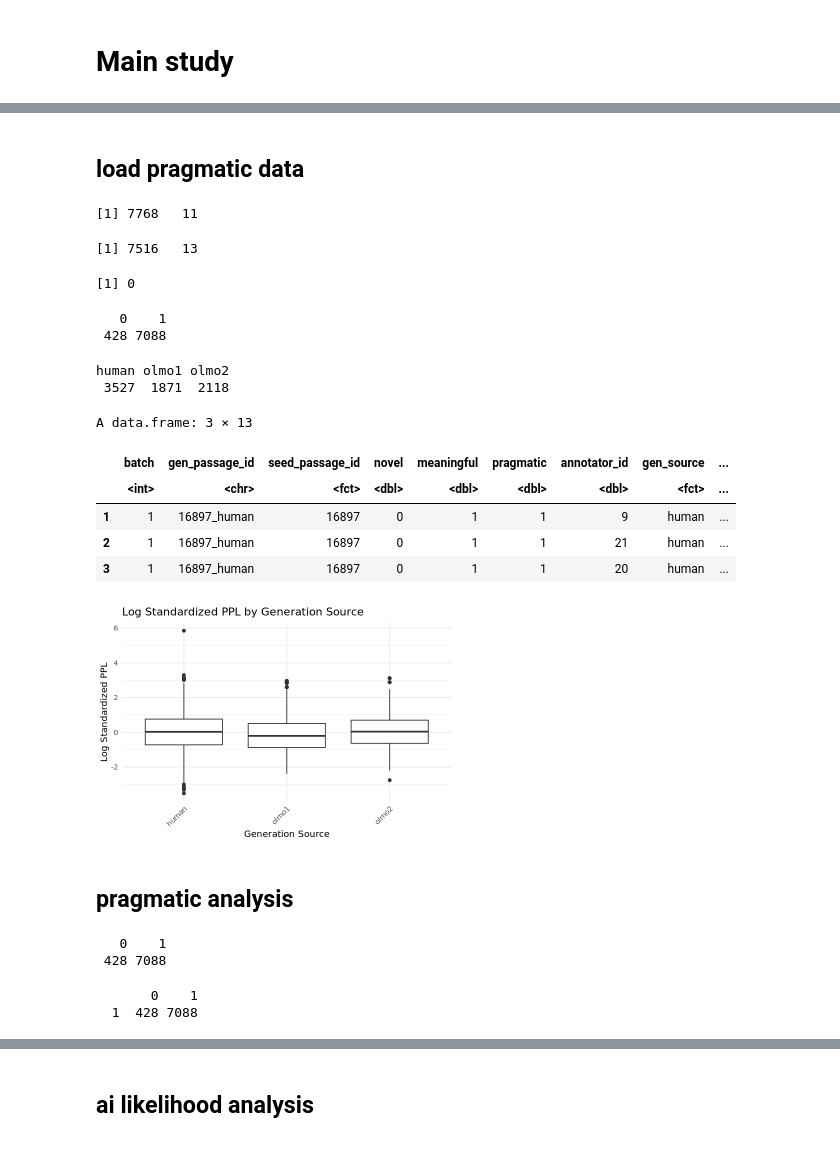
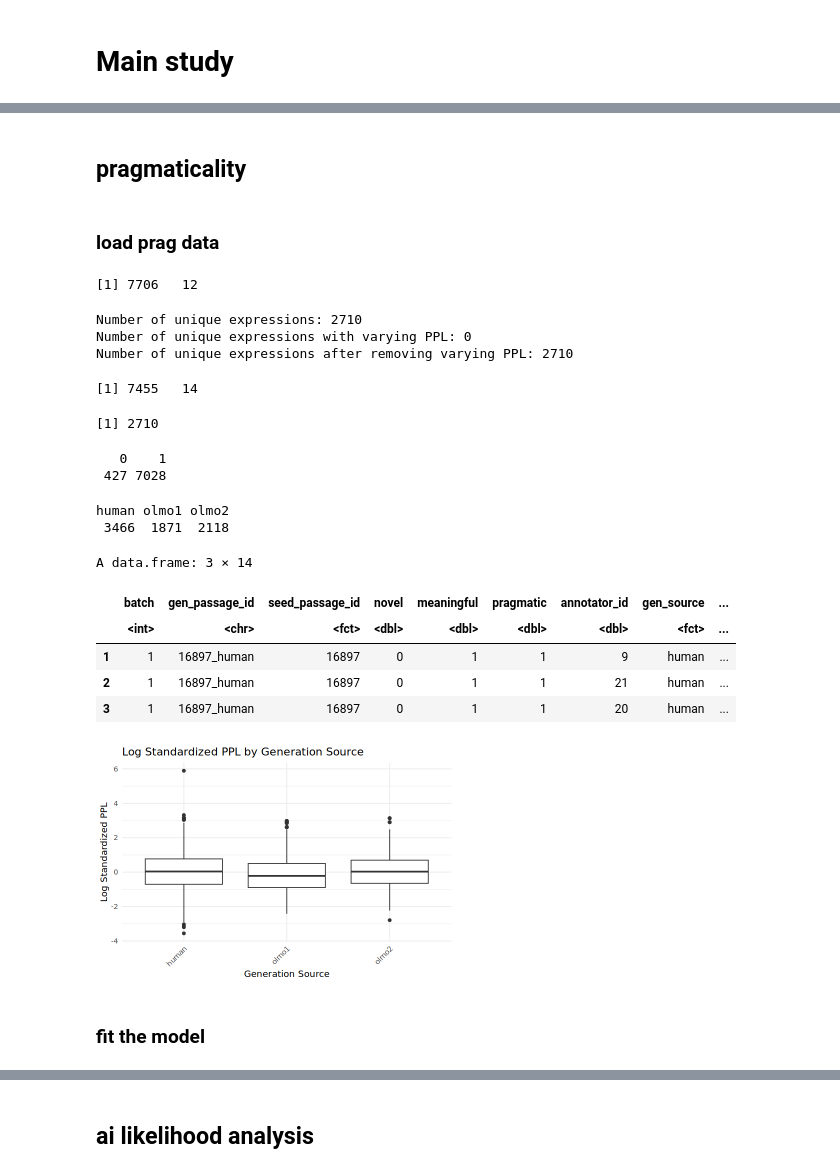
Before and after one commit to asaakyan/ngram-creativity, a Jupyter notebook: linear_models/lin.ipynb, the cells around one changed output, grey strips where cells are left out. Cells and saved outputs as stored; diff of their text form; code cells hidden in the pictures.

```diff
--- a/linear_models/lin.ipynb
+++ b/linear_models/lin.ipynb
@@ -222,66 +312,90 @@ frac_novel_q75
+# %% [markdown]
+## pragmaticality
 # %% [markdown]
-## load pragmatic data
+### load prag data
 # %%
 # Load the dataset
-prag_data <- read.csv("../data/for_linear_models/prehlt_and_hlt.csv")
-# to reproduce pre-hilight only results:
-# prag_data <- read.csv("../data/for_linear_models/prehlt_only.csv")
-
+prag_data <- read.csv("../data/for_linear_models/with_exprs/prehlt_and_hlt_w_exprs.csv")
+# exclude human_14520, human_7644 due to contamination (see appendix)
+prag_data <- prag_data[prag_data$gen_passage_id != "14520_human"
+                      & prag_data$gen_source != "7644_human", ]
 prag_data <- prag_data[prag_data$batch != 11, ]
 # # filter out rows where pragmatic is NA
 prag_data <- prag_data[!is.na(prag_data$pragmatic), ]
 dim(prag_data)
 
+# remove instances where simply not sensical
 prag_data <- prag_data[prag_data$meaningful != 0, ]
 
 prag_data$seed_passage_id <- as.factor(prag_data$seed_passage_id)
 prag_data$annotator <- as.factor(prag_data$annotator)
 prag_data$gen_source <- as.factor(prag_data$gen_source)
 prag_data$gen_source <- relevel(prag_data$gen_source, ref = "human")
+
+cat("Number of unique expressions:", n_distinct(prag_data$expression), "\n")
+# remove instances where same expression has multiple ppl values against the same corpus
+# (possibly infinigram API instability)
+# Find expressions that appear with different PPL values within the same gen_source
+ppl_variance <- prag_data %>%
+  group_by(expression, gen_source) %>%
+  summarize(
+    n_instances = n(),
+    n_unique_ppl = n_distinct(ppl),
+    min_ppl = min(ppl),
+    max_ppl = max(ppl),
+    ppl_range = max(ppl) - min(ppl),
+    .groups = "drop"
+  ) %>%
+  filter(n_unique_ppl > 1) %>%
+  arrange(desc(ppl_range))
+varying_ppl_rows <- prag_data %>%
+  semi_join(ppl_variance, by = c("expression", "gen_source")) %>%
+  arrange(expression, gen_source, ppl) %>%
+  select(expression, ppl, gen_source, gen_passage_id, novel)
+cat("Number of unique expressions with varying PPL:", n_distinct(ppl_variance$expression), "\n")
+# remove all instances of these expressions from the dataset
+prag_data <- prag_data %>%
+  anti_join(ppl_variance, by = c("expression"))
+cat("Number of unique expressions after removing varying PPL:", n_distinct(prag_data$expression), "\n")
+
 prag_data$ppl_log_std <- scale(log(prag_data$ppl))
 
 options(repr.plot.width = 6, repr.plot.height = 4)
 ggplot(prag_data, aes(x=gen_source, y=ppl_log_std)) +
   geom_boxplot() +
   theme_minimal() +
   labs(title="Log Standardized PPL by Generation Source",
        x="Generation Source",
        y="Log Standardized PPL") +
   theme(axis.text.x = element_text(angle=45, hjust=1))
 
 dim(prag_data)
 # number of unique annotators
 length(unique(prag_data$expression))
 table(prag_data$pragmatic)
 table(prag_data$gen_source)
 # first few rows
 head(prag_data, n=3)
 # %% [output]
-[1] 7768   11
+[1] 7706   12
-[1] 7516   13
+Number of unique expressions: 2710
+Number of unique expressions with varying PPL: 0
+Number of unique expressions after removing varying PPL: 2710
-[1] 0
+[1] 7455   14
-   0    1
- 428 7088
+[1] 2710
-human olmo1 olmo2
- 3527  1871  2118
+   0    1
+ 427 7028
-A data.frame: 3 × 13
+human olmo1 olmo2
+ 3466  1871  2118
+A data.frame: 3 × 14
 |  | batch | gen_passage_id | seed_passage_id | novel | meaningful | pragmatic | annotator_id | gen_source | ... |
 |  | <int> | <chr> | <fct> | <dbl> | <dbl> | <dbl> | <dbl> | <fct> | ... |
 | 1 | 1 | 16897_human | 16897 | 0 | 1 | 1 | 9 | human | ... |
 | 2 | 1 | 16897_human | 16897 | 0 | 1 | 1 | 21 | human | ... |
 | 3 | 1 | 16897_human | 16897 | 0 | 1 | 1 | 20 | human | ... |
-[figure, old version]
+[figure, new version]
-# %% [markdown]
-## pragmatic analysis
-# %%
-# how many are meaningful but not pragmatic?
-table(prag_data$pragmatic)
-table(prag_data$meaningful, prag_data$pragmatic)
-# %% [output]
-   0    1
- 428 7088
-       0    1
-  1  428 7088
+# %% [markdown]
+### fit the model
 # %%
 m_prag_ppl = glmer(pragmatic ~ ppl_log_std * gen_source + (1 | annotator) + (1 | seed_passage_id),
                data = prag_data, family = binomial(link = "logit"))
```
Also changed, not shown: parts of 61 cells of this notebook, 28 other files.
